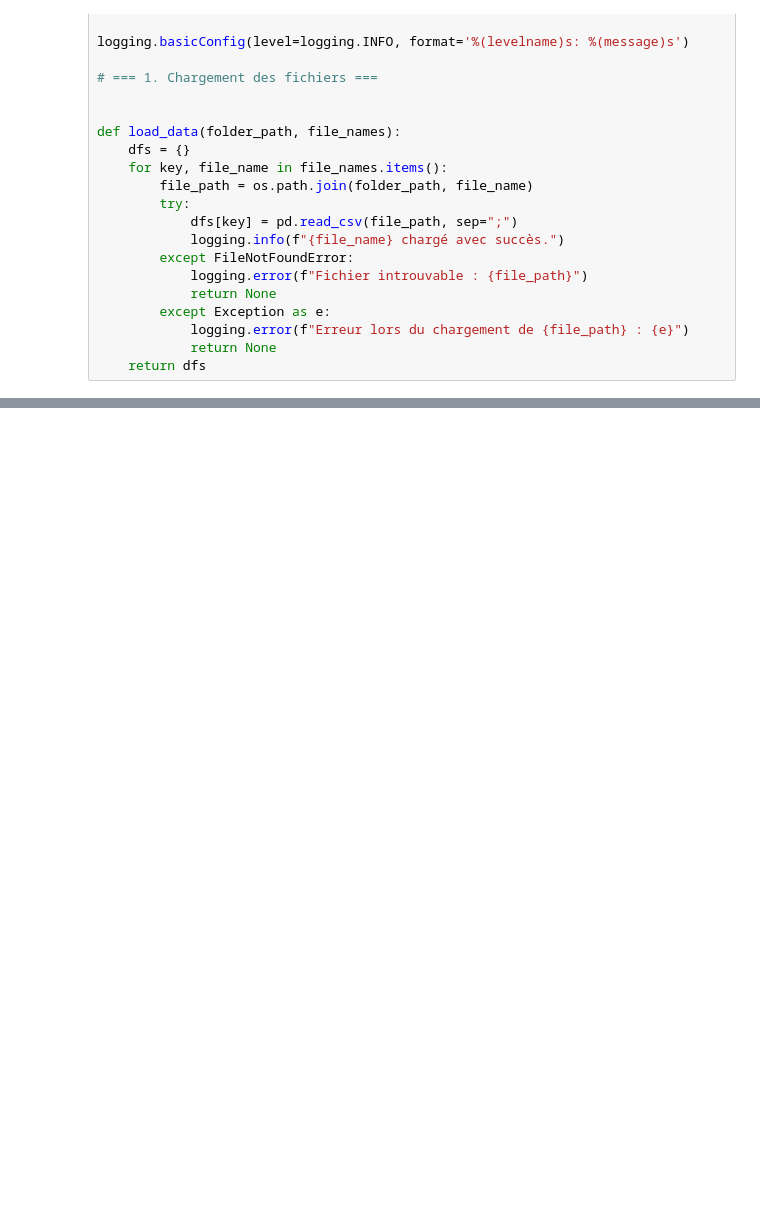
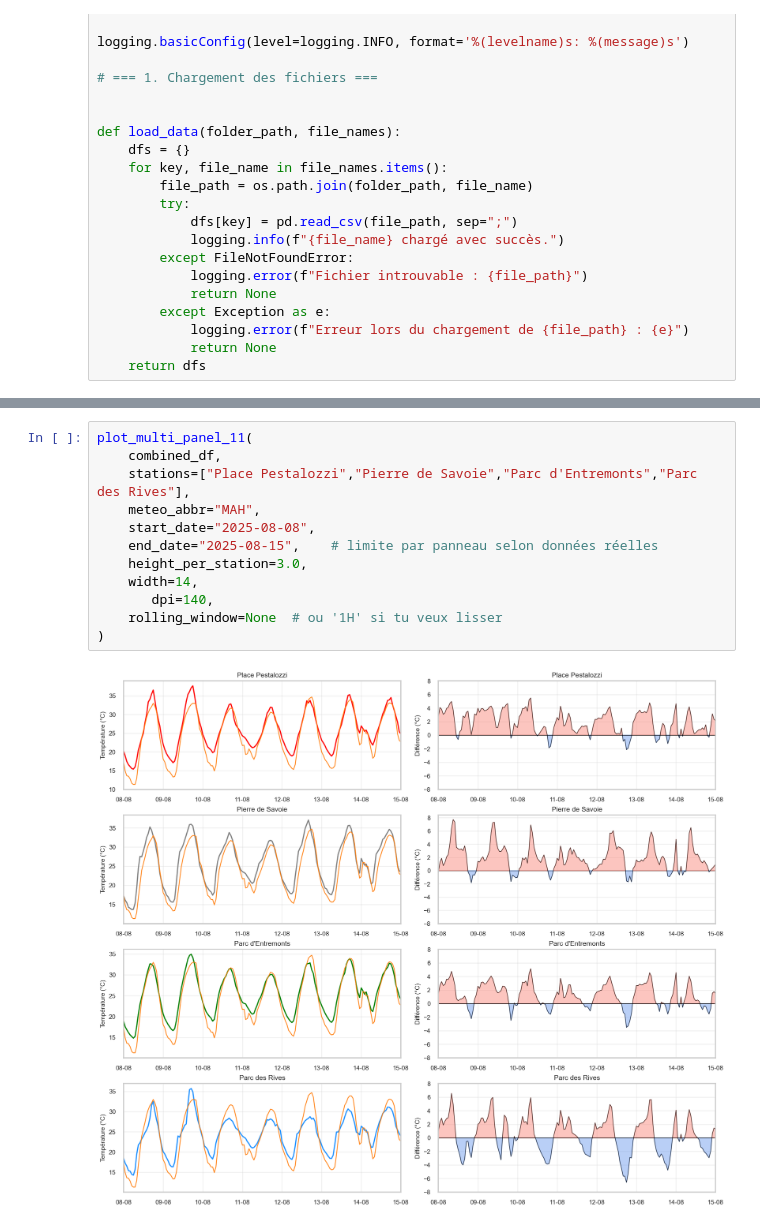
Before and after one commit to destaerc/Yverdon_les_tropiques, a Jupyter notebook: Traitement_Données_Decentlab_Meteosuisse.ipynb, the cells around one changed output, grey strips where cells are left out. Saved outputs shown, nothing was run; the diff lists cells and outputs as text; blank space fills up the shorter version.

```diff
--- a/Traitement_Données_Decentlab_Meteosuisse.ipynb
+++ b/Traitement_Données_Decentlab_Meteosuisse.ipynb
@@ -344 +612,15 @@ INFO: hobo_moyennes_horaires.csv chargé avec succès.
+# %%
+plot_multi_panel_11(
+    combined_df,
+    stations=["Place Pestalozzi","Pierre de Savoie","Parc d'Entremonts","Parc des Rives"],
+    meteo_abbr="MAH",
+    start_date="2025-08-08",
+    end_date="2025-08-15",    # limite par panneau selon données réelles
+    height_per_station=3.0,
+    width=14,
+       dpi=140,
+    rolling_window=None  # ou '1H' si tu veux lisser
+)
+# %% [output]
+[figure, added]
 # %%
```
Also changed, not shown: parts of 19 cells of this notebook, 2 other files.
